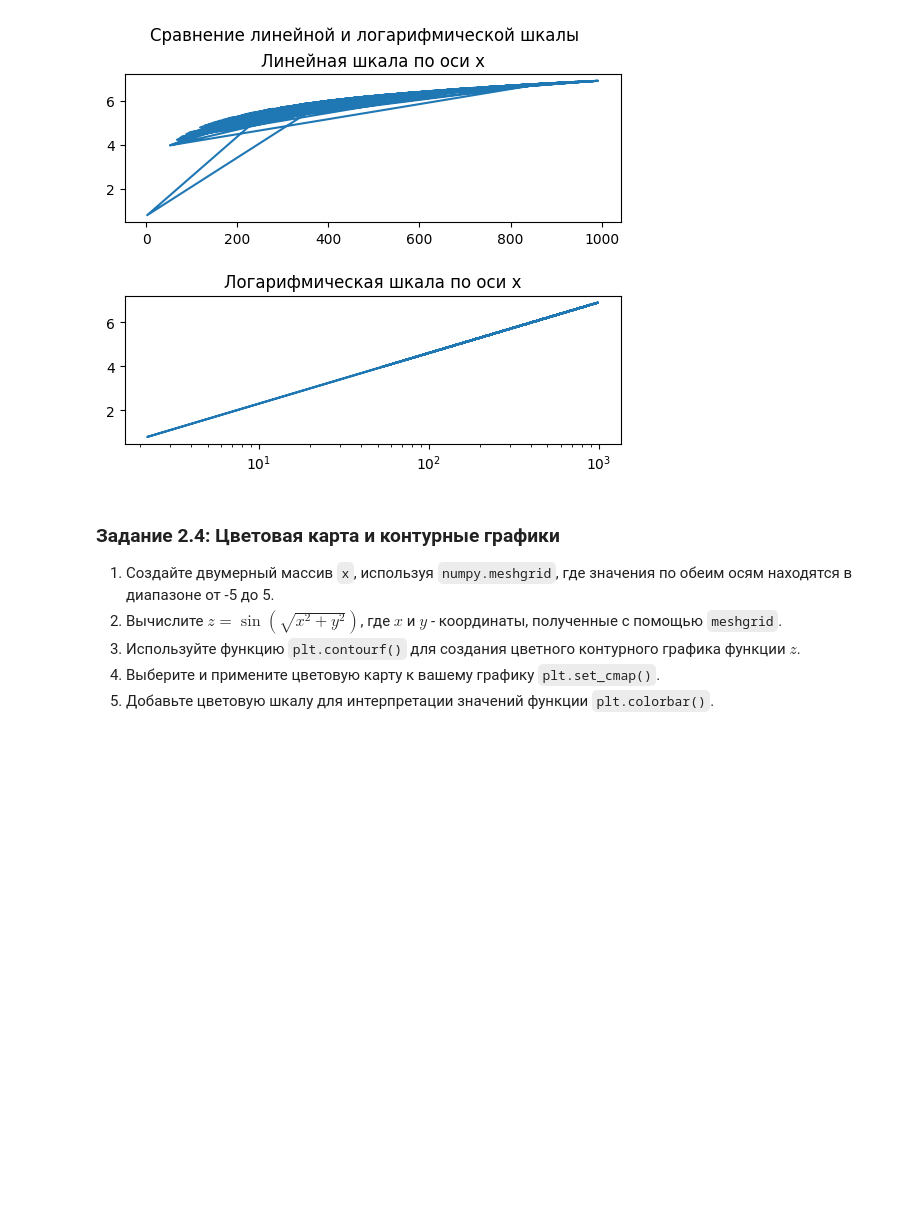
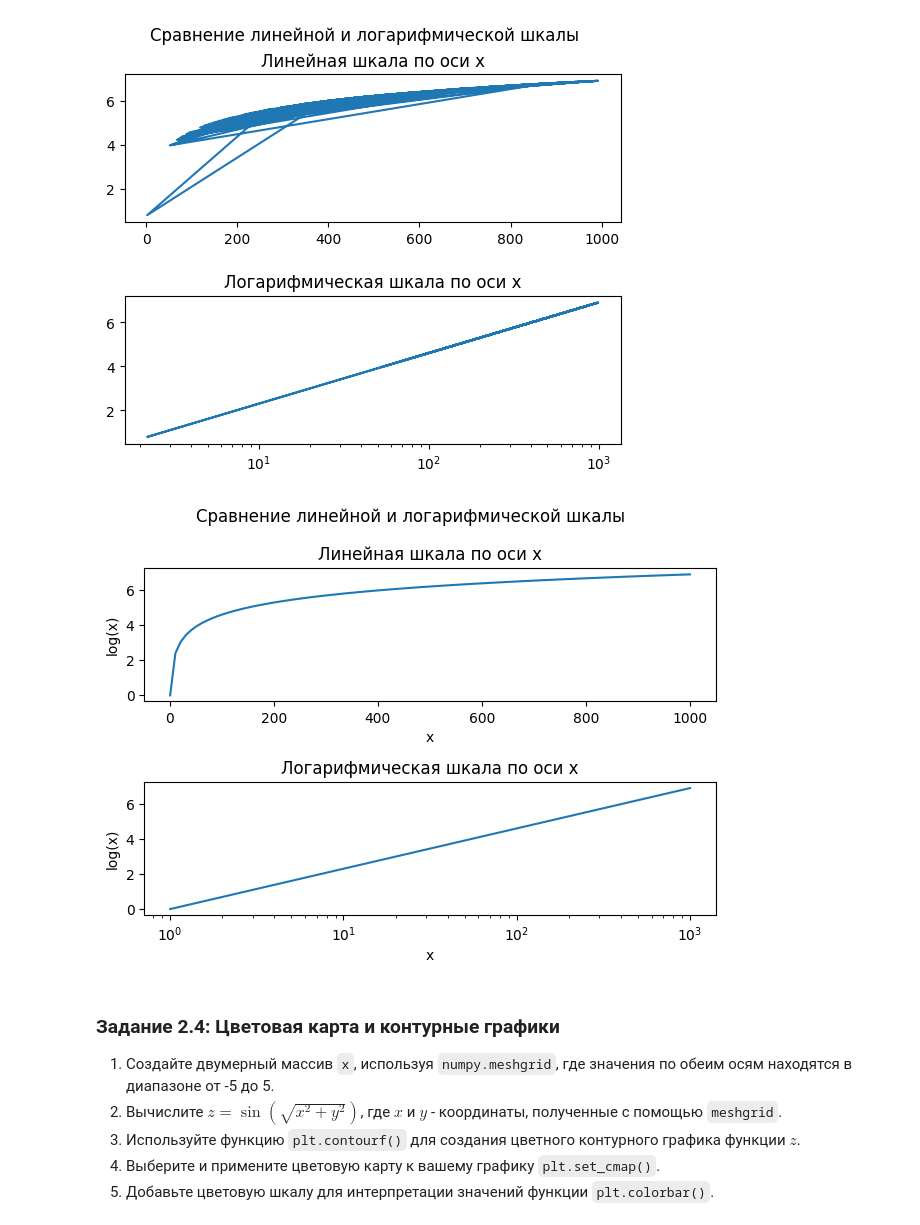
Before and after one commit to mixa15341/Data_Minimg, a Jupyter notebook: 3. Библиотеки Matplotlib, Plotly/Практическая_работа_№3_Matplotlib_Plotly.ipynb, the cells around one changed output. Drawn from its saved outputs; the diff is of its cells as text; code cells hidden in the pictures; blank space fills up the shorter version.

```diff
--- a/3. Библиотеки Matplotlib, Plotly/Практическая_работа_№3_Matplotlib_Plotly.ipynb
+++ b/3. Библиотеки Matplotlib, Plotly/Практическая_работа_№3_Matplotlib_Plotly.ipynb
@@ -312,6 +318,27 @@ plt.suptitle('Сравнение линейной и логарифмическ
 plt.subplots_adjust(hspace=0.5)
 # %% [output]
 [figure]
+# %%
+x = np.linspace(1, 1000, 100)
+y = np.log(x)
+
+fig, axs = plt.subplots(2)
+plt.suptitle('Сравнение линейной и логарифмической шкалы')
+axs[0].plot(x, y)
+axs[0].set_title('Линейная шкала по оси х')
+axs[0].set_xlabel('x')
+axs[0].set_ylabel('log(x)')
+
+axs[1].plot(x, y)
+axs[1].set_xscale('log')
+axs[1].set_title('Логарифмическая шкала по оси х')
+axs[1].set_xlabel('x')
+axs[1].set_ylabel('log(x)')
+
+plt.tight_layout()
+plt.show()
+# %% [output]
+[figure, added]
 # %% [markdown]
 ### Задание 2.4: Цветовая карта и контурные графики
 
```
Also changed, not shown: parts of 2 cells of this notebook.
